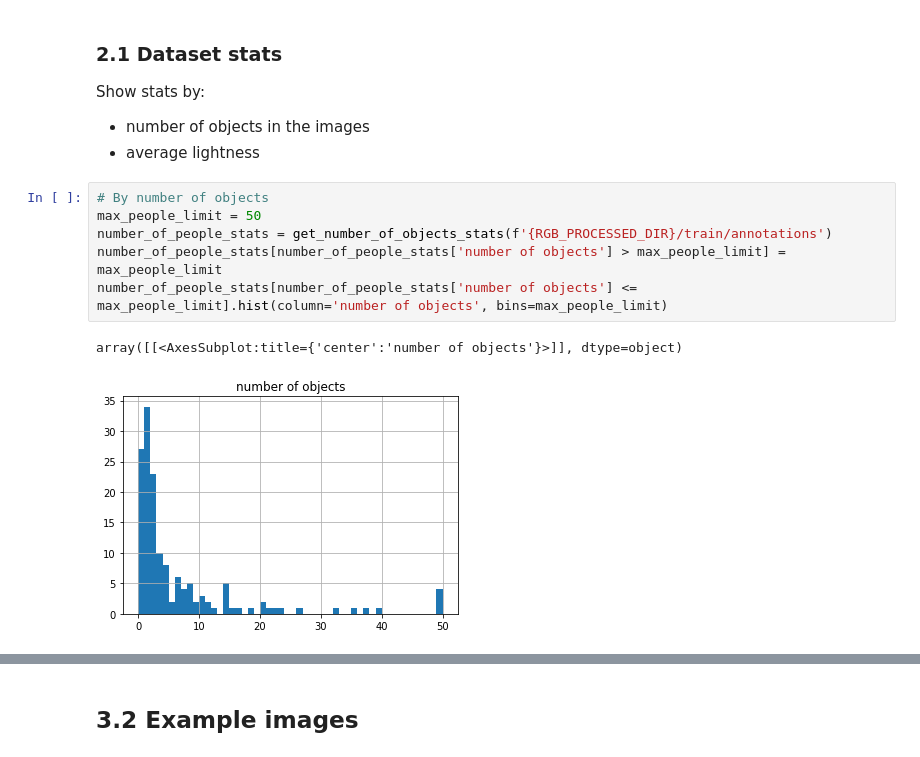
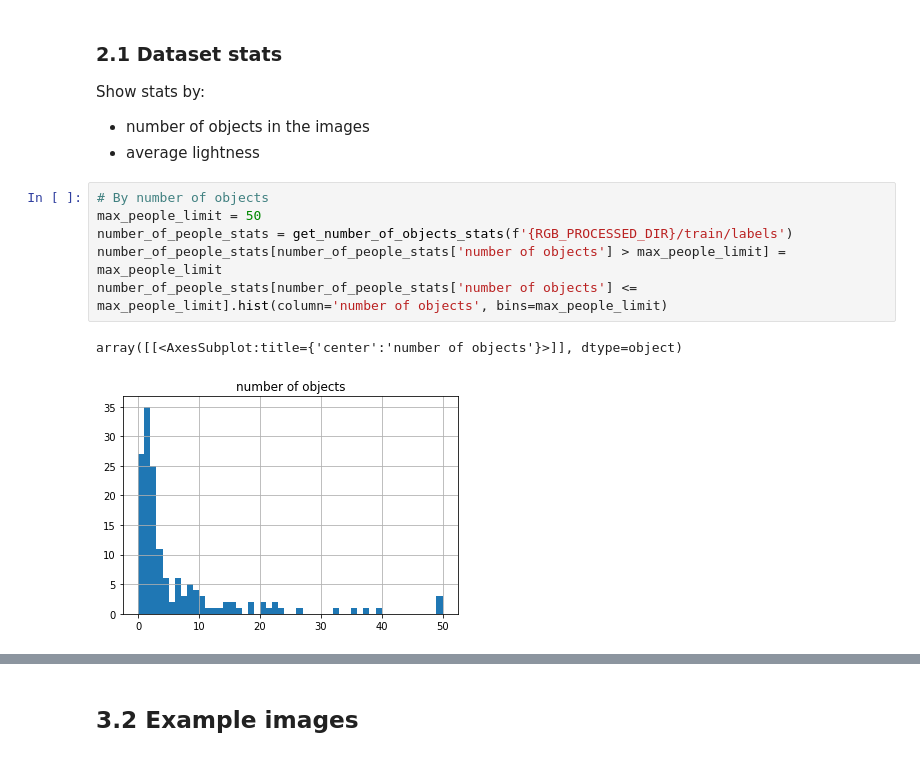
Before and after one commit to Chotom/drone-human-detection, a Jupyter notebook: data_processing/notebooks/private_dataset.ipynb, the cells around one changed output, grey strips where cells are left out. Cells and saved outputs as stored; diff of their text form.

```diff
--- a/data_processing/notebooks/private_dataset.ipynb
+++ b/data_processing/notebooks/private_dataset.ipynb
@@ -118,12 +119,12 @@ Show stats by:
 # %%
 # By number of objects
 max_people_limit = 50
-number_of_people_stats = get_number_of_objects_stats(f'{RGB_PROCESSED_DIR}/train/annotations')
+number_of_people_stats = get_number_of_objects_stats(f'{RGB_PROCESSED_DIR}/train/labels')
 number_of_people_stats[number_of_people_stats['number of objects'] > max_people_limit] = max_people_limit
 number_of_people_stats[number_of_people_stats['number of objects'] <= max_people_limit].hist(column='number of objects', bins=max_people_limit)
 # %% [output]
 array([[<AxesSubplot:title={'center':'number of objects'}>]], dtype=object)
-[figure, old version]
+[figure, new version]
 # %%
 # By lightness
 avg_lightness = get_brightness_stats(f'{RGB_PROCESSED_DIR}/train/images')
```
Also changed, not shown: parts of 5 cells of this notebook, 3 other files.
